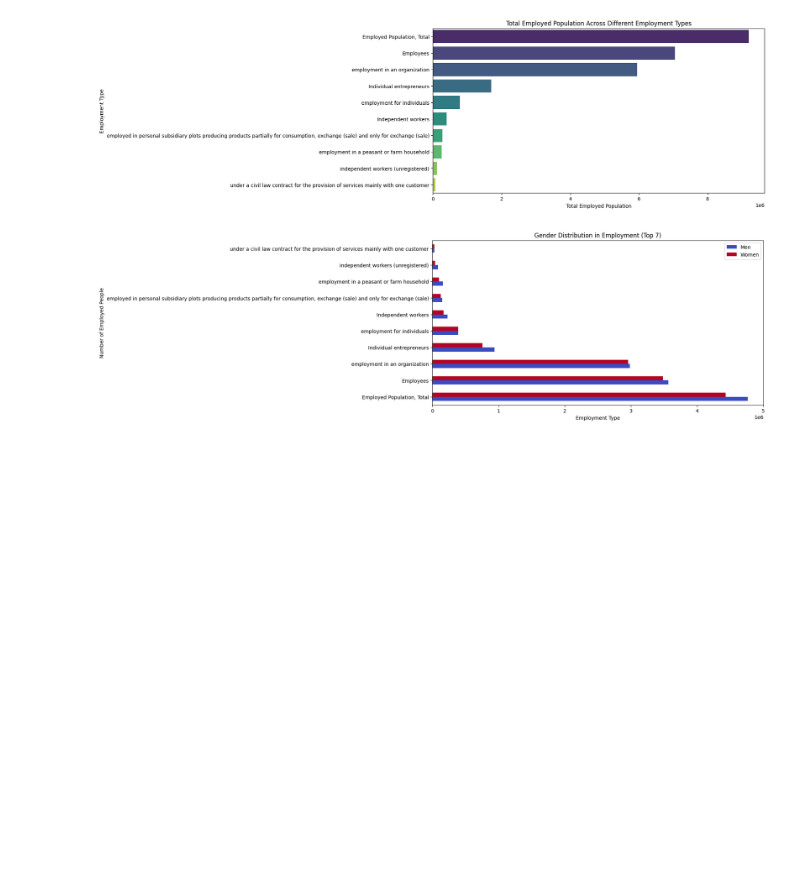
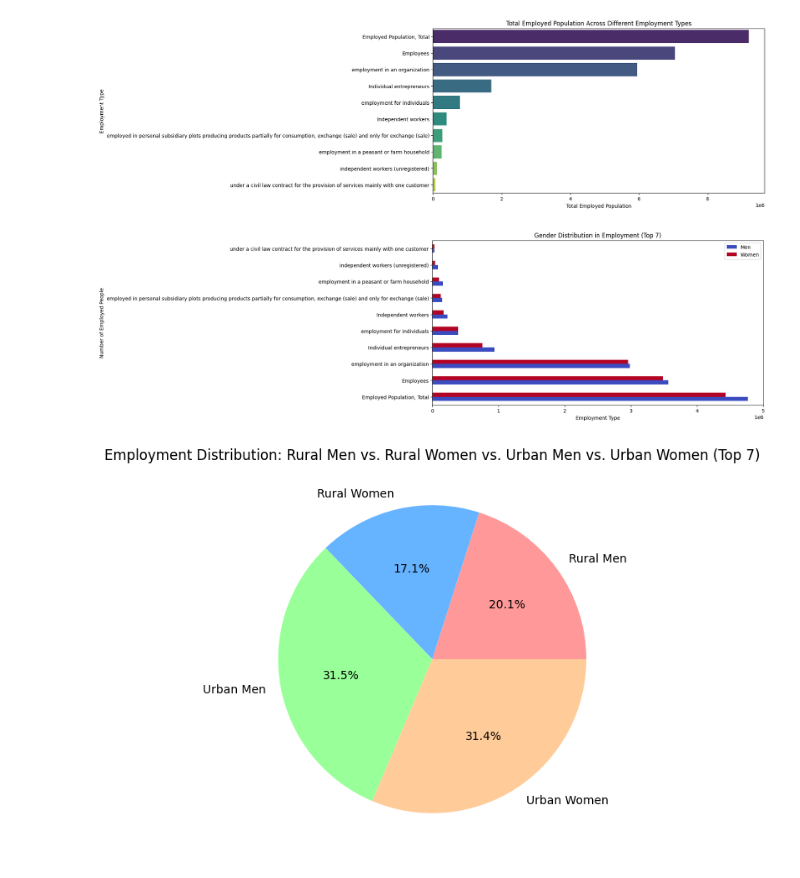
Before and after one commit to bochida/Economic-and-Employment-analysis-of-2024, a Jupyter notebook: python_analysis.ipynb, the cells around one changed output. Saved outputs shown, nothing was run; the diff lists cells and outputs as text; code cells hidden in the pictures; blank space fills up the shorter version.

```diff
--- a/python_analysis.ipynb
+++ b/python_analysis.ipynb
@@ -275,6 +275,22 @@ plt.legend(["Men", "Women"])
 plt.show()
 # %% [output]
 [figure]
+# %%
+employment_counts = [
+    df_top7["Rural Men Employed"].sum(),
+    df_top7["Rural Women Employed"].sum(),
+    df_top7["Urban Men Employed"].sum(),
+    df_top7["Urban Women Employed"].sum()
+]
+labels = ["Rural Men", "Rural Women", "Urban Men", "Urban Women"]
+colors = ["#ff9999", "#66b3ff", "#99ff99", "#ffcc99"]
+
+plt.figure(figsize=(12, 6))
+plt.pie(employment_counts, labels=labels, autopct='%1.1f%%', colors=colors)
+plt.title("Employment Distribution: Rural Men vs. Rural Women vs. Urban Men vs. Urban Women (Top 7)")
+plt.show()
+# %% [output]
+[figure, added]
 # %%
 # Gender disparity analysis
 df_0["Gender Disparity"] = abs(df_0["Men Employed"] - df_0["Women Employed"])
```
Also changed, not shown: parts of 2 cells of this notebook.
